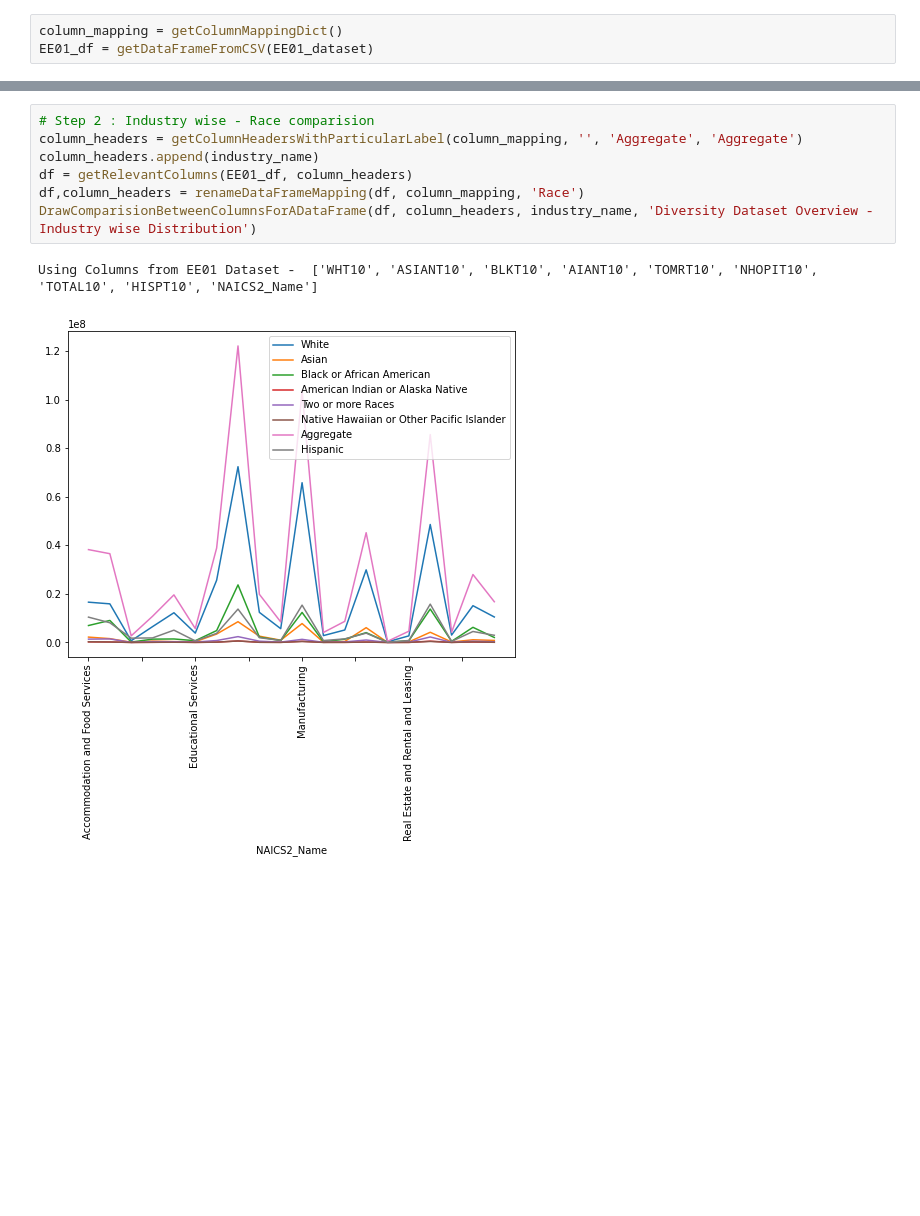
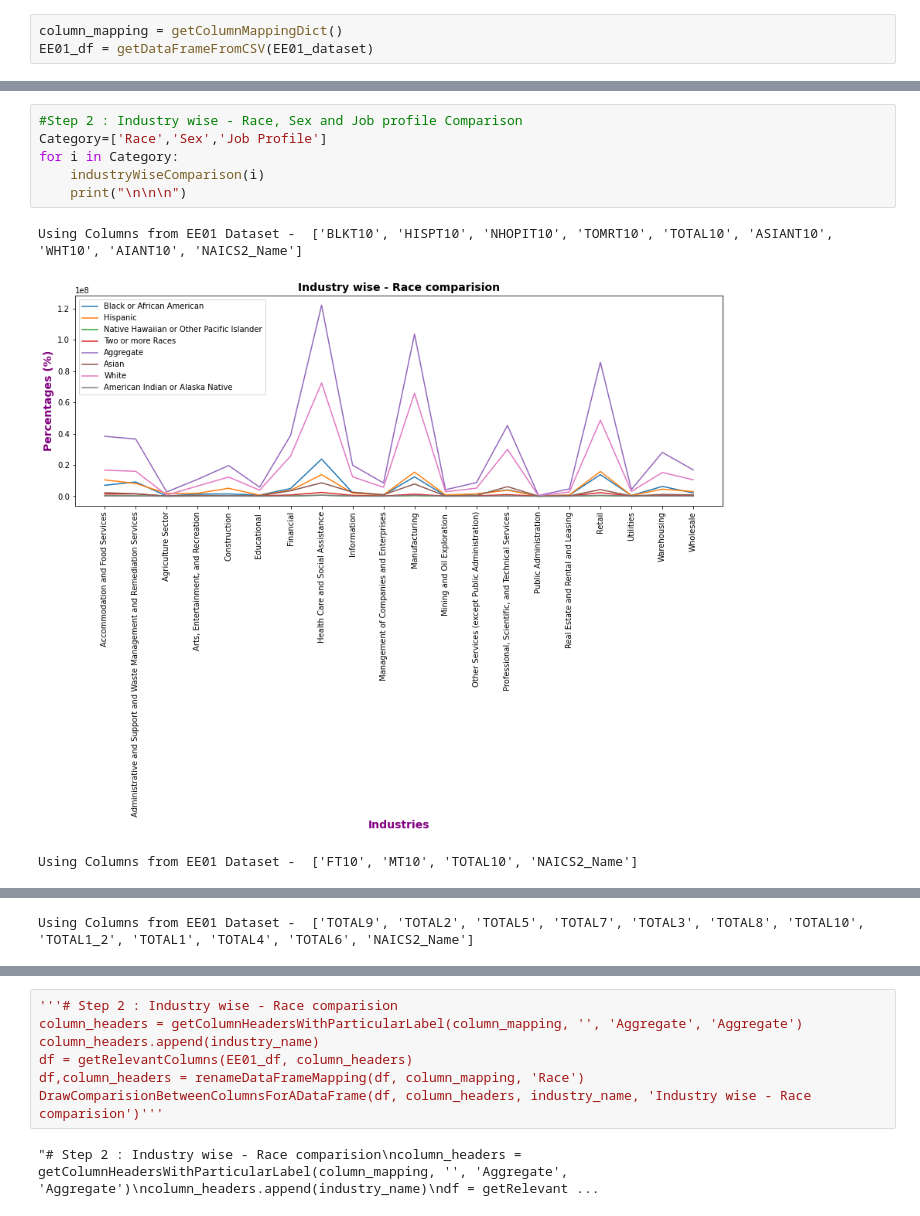
Before and after one commit to singh96aman/Diversity-Analysis---EE01-Dataset, a Jupyter notebook: Diversity Analysis.ipynb, the cells around one changed output, grey strips where cells are left out. Saved outputs shown, nothing was run; the diff lists cells and outputs as text; blank space fills up the shorter version.

```diff
--- a/Diversity Analysis.ipynb
+++ b/Diversity Analysis.ipynb
@@ -123,0 +151,10 @@ Using Columns from EE01 Dataset -  ['TOTAL10', 'NAICS2_Name']
+# %%
+#Step 2 : Industry wise - Race, Sex and Job profile Comparison
+Category=['Race','Sex','Job Profile']
+for i in Category:
+    industryWiseComparison(i)
+    print("\n\n\n")
+# %% [output]
+Using Columns from EE01 Dataset -  ['BLKT10', 'HISPT10', 'NHOPIT10', 'TOMRT10', 'TOTAL10', 'ASIANT10', 'WHT10', 'AIANT10', 'NAICS2_Name']
+[figure, added]
+Using Columns from EE01 Dataset -  ['FT10', 'MT10', 'TOTAL10', 'NAICS2_Name']
@@ -123,0 +162 @@ Using Columns from EE01 Dataset -  ['TOTAL10', 'NAICS2_Name']
+Using Columns from EE01 Dataset -  ['TOTAL9', 'TOTAL2', 'TOTAL5', 'TOTAL7', 'TOTAL3', 'TOTAL8', 'TOTAL10', 'TOTAL1_2', 'TOTAL1', 'TOTAL4', 'TOTAL6', 'NAICS2_Name']
@@ -124,11 +164,10 @@ Using Columns from EE01 Dataset -  ['TOTAL10', 'NAICS2_Name']
 # %%
-# Step 2 : Industry wise - Race comparision
+'''# Step 2 : Industry wise - Race comparision
 column_headers = getColumnHeadersWithParticularLabel(column_mapping, '', 'Aggregate', 'Aggregate')
 column_headers.append(industry_name)
 df = getRelevantColumns(EE01_df, column_headers)
 df,column_headers = renameDataFrameMapping(df, column_mapping, 'Race')
-DrawComparisionBetweenColumnsForADataFrame(df, column_headers, industry_name, 'Diversity Dataset Overview - Industry wise Distribution')
+DrawComparisionBetweenColumnsForADataFrame(df, column_headers, industry_name, 'Industry wise - Race comparision')'''
 # %% [output]
-Using Columns from EE01 Dataset -  ['WHT10', 'ASIANT10', 'BLKT10', 'AIANT10', 'TOMRT10', 'NHOPIT10', 'TOTAL10', 'HISPT10', 'NAICS2_Name']
+"# Step 2 : Industry wise - Race comparision\ncolumn_headers = getColumnHeadersWithParticularLabel(column_mapping, '', 'Aggregate', 'Aggregate')\ncolumn_headers.append(industry_name)\ndf = getRelevant ...
-[figure, removed]
 # %%
```
Also changed, not shown: parts of 5 cells of this notebook.
